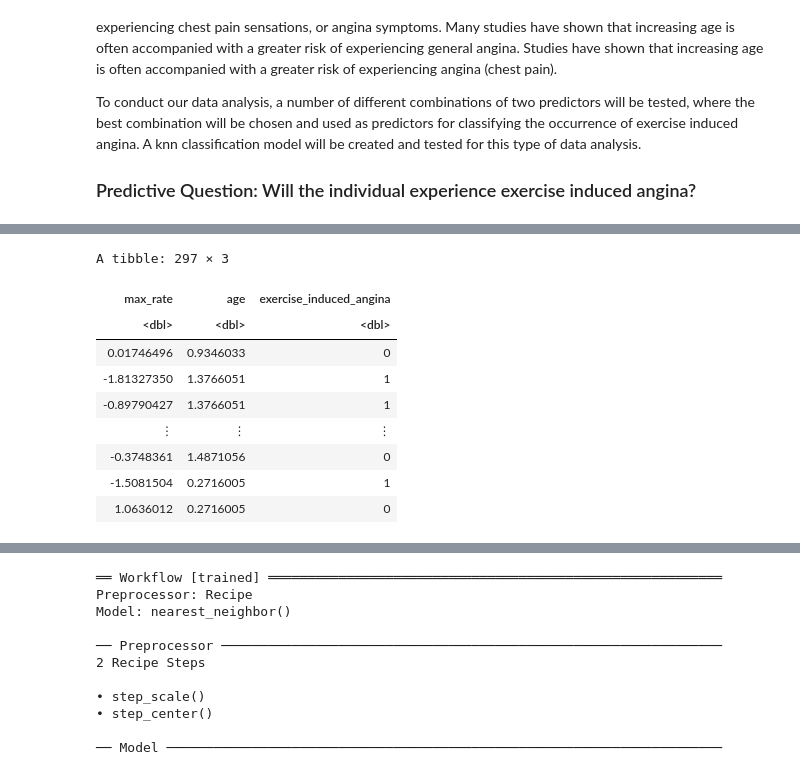
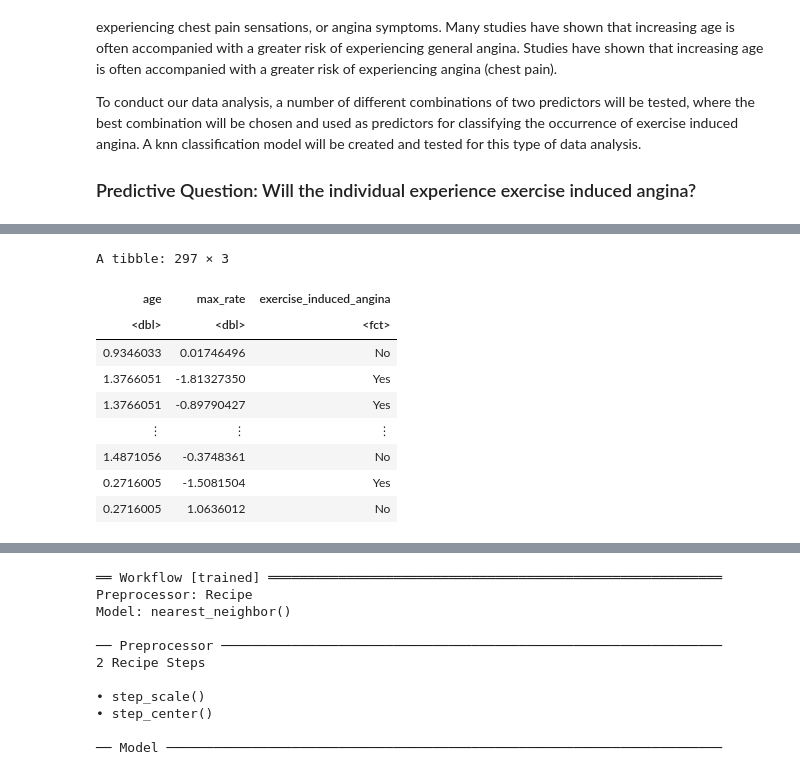
Before and after one commit to elaines6/dsci-100-group-project, a Jupyter notebook: heart_disease_group_report.ipynb, the cells around one changed output, grey strips where cells are left out. Drawn from its saved outputs; the diff is of its cells as text; code cells hidden in the pictures.

```diff
--- a/heart_disease_group_report.ipynb
+++ b/heart_disease_group_report.ipynb
@@ -138,0 +95,6 @@ A tibble: 297 × 14
+# %%
+# Clean and tidy dataset
+heart_clean <- na.omit(heart_raw)|>
+mutate(major_vessels = as.integer(major_vessels), thal = as.integer(thal))
+h2("Figure 1: insert title")
+heart_clean
@@ -151,5 +157,8 @@ A tibble: 1 × 14
 # %%
-heart_clean<-heart_clean|>
-mutate(exercise_induced_angina=as_factor(exercise_induced_angina))
+# as_factor to make exercise_induced_angina the classifer
+heart_clean <- heart_clean |>
+    select(age, max_rate, exercise_induced_angina) |>
+    mutate(exercise_induced_angina = as_factor(exercise_induced_angina)) |>
+    mutate(exercise_induced_angina = fct_recode(exercise_induced_angina, "Yes" = "1", "No" = "0"))
 heart_clean
 # %% [output]
@@ -170,21 +177,21 @@ From this cell to plot below is for checking whether the standardized data matte
 # %%
 # Scaling and centering all predictors/values of the dataset
-heart_recipe <- recipe(exercise_induced_angina ~ ., data = unscaled_heart_data_to_check) |>
+heart_recipe <- recipe(exercise_induced_angina ~ ., data = heart_clean) |>
   step_scale(all_predictors()) |>
   step_center(all_predictors()) |>
     prep()
 
 # The standardized dataset
-scaled_heart_rate <- bake(heart_recipe, unscaled_heart_data_to_check)
+scaled_heart_rate <- bake(heart_recipe, heart_clean)
 scaled_heart_rate
 # %% [output]
 A tibble: 297 × 3
-| max_rate | age | exercise_induced_angina |
-| <dbl> | <dbl> | <dbl> |
-| 0.01746496 | 0.9346033 | 0 |
-| -1.81327350 | 1.3766051 | 1 |
-| -0.89790427 | 1.3766051 | 1 |
+| age | max_rate | exercise_induced_angina |
+| <dbl> | <dbl> | <fct> |
+| 0.9346033 | 0.01746496 | No |
+| 1.3766051 | -1.81327350 | Yes |
+| 1.3766051 | -0.89790427 | Yes |
 | ⋮ | ⋮ | ⋮ |
-| -0.3748361 | 1.4871056 | 0 |
-| -1.5081504 | 0.2716005 | 1 |
-| 1.0636012 | 0.2716005 | 0 |
+| 1.4871056 | -0.3748361 | No |
+| 0.2716005 | -1.5081504 | Yes |
+| 0.2716005 | 1.0636012 | No |
```
Also changed, not shown: parts of 27 cells of this notebook.
